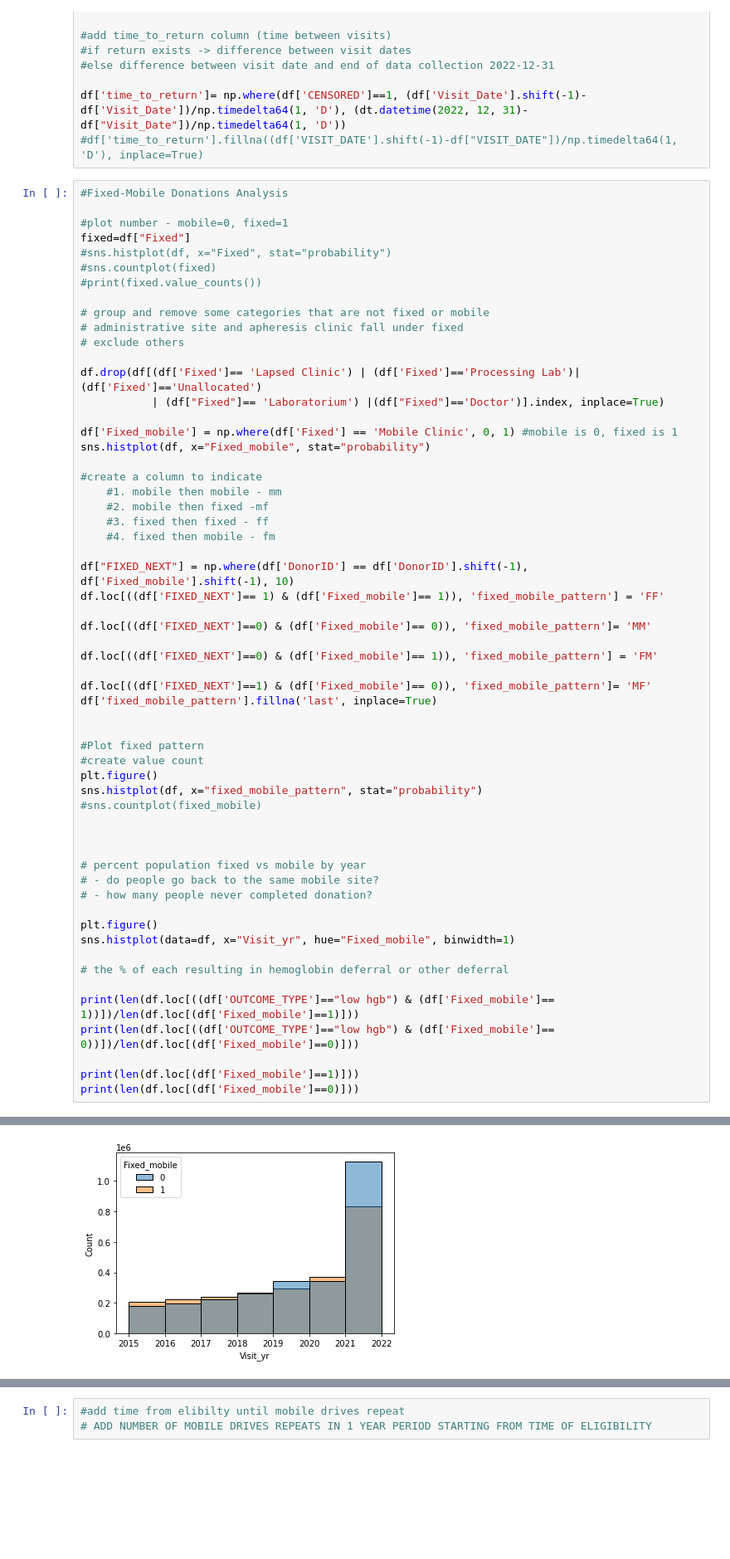
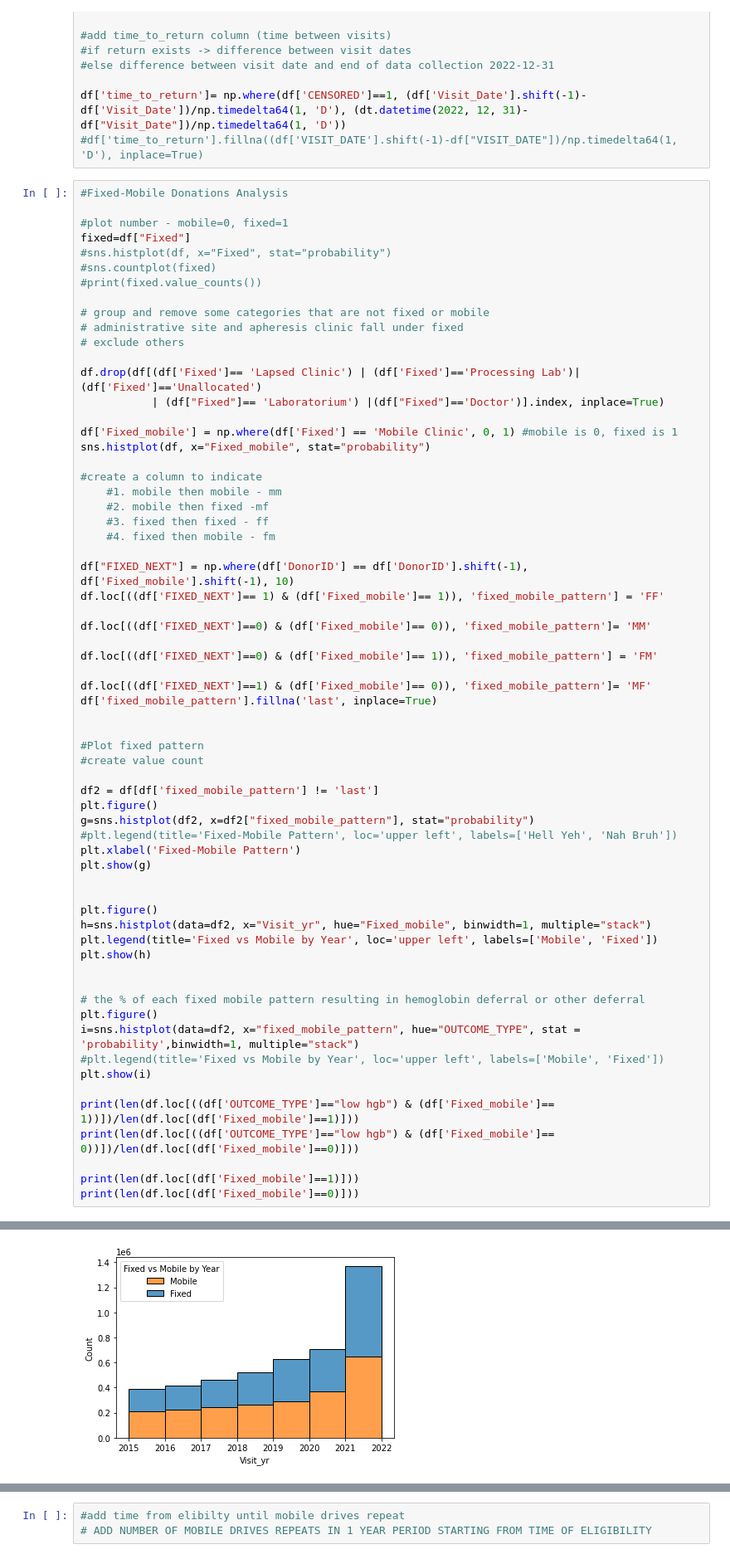
Before and after one commit to altonrus/donor-return-dynamics, a Jupyter notebook: 2_scripts/01_1_preprocessing (SANBS).ipynb, the cells around one changed output, grey strips where cells are left out. Shown: that part at 83% size. Drawn from its saved outputs; the diff is of its cells as text; blank space fills up the shorter version.

```diff
--- a/2_scripts/01_1_preprocessing (SANBS).ipynb
+++ b/2_scripts/01_1_preprocessing (SANBS).ipynb
@@ -119,20 +119,26 @@ df['fixed_mobile_pattern'].fillna('last', inplace=True)
 
 #Plot fixed pattern
 #create value count
+
+df2 = df[df['fixed_mobile_pattern'] != 'last']
 plt.figure()
-sns.histplot(df, x="fixed_mobile_pattern", stat="probability")
-#sns.countplot(fixed_mobile)
+g=sns.histplot(df2, x=df2["fixed_mobile_pattern"], stat="probability")
+#plt.legend(title='Fixed-Mobile Pattern', loc='upper left', labels=['Hell Yeh', 'Nah Bruh'])
+plt.xlabel('Fixed-Mobile Pattern')
+plt.show(g)
 
 
+plt.figure()
+h=sns.histplot(data=df2, x="Visit_yr", hue="Fixed_mobile", binwidth=1, multiple="stack")
+plt.legend(title='Fixed vs Mobile by Year', loc='upper left', labels=['Mobile', 'Fixed'])
+plt.show(h)
 
-# percent population fixed vs mobile by year
-# - do people go back to the same mobile site?
-# - how many people never completed donation?
 
+# the % of each fixed mobile pattern resulting in hemoglobin deferral or other deferral
 plt.figure()
-sns.histplot(data=df, x="Visit_yr", hue="Fixed_mobile", binwidth=1)
-
-# the % of each resulting in hemoglobin deferral or other deferral
+i=sns.histplot(data=df2, x="fixed_mobile_pattern", hue="OUTCOME_TYPE", stat = 'probability',binwidth=1, multiple="stack")
+#plt.legend(title='Fixed vs Mobile by Year', loc='upper left', labels=['Mobile', 'Fixed'])
+plt.show(i)
 
 print(len(df.loc[((df['OUTCOME_TYPE']=="low hgb") & (df['Fixed_mobile']== 1))])/len(df.loc[(df['Fixed_mobile']==1)]))
 print(len(df.loc[((df['OUTCOME_TYPE']=="low hgb") & (df['Fixed_mobile']== 0))])/len(df.loc[(df['Fixed_mobile']==0)]))
@@ -149 +151 @@ print(len(df.loc[(df['Fixed_mobile']==0)]))
-[figure, old version]
+[figure, new version]
```
Also changed, not shown: parts of 1 cell of this notebook.
